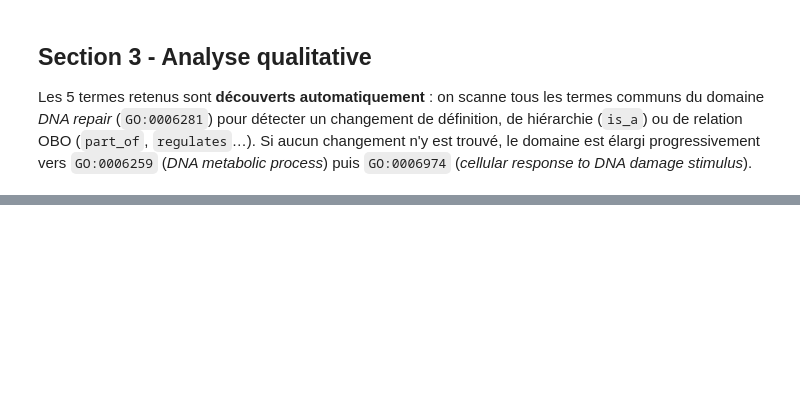
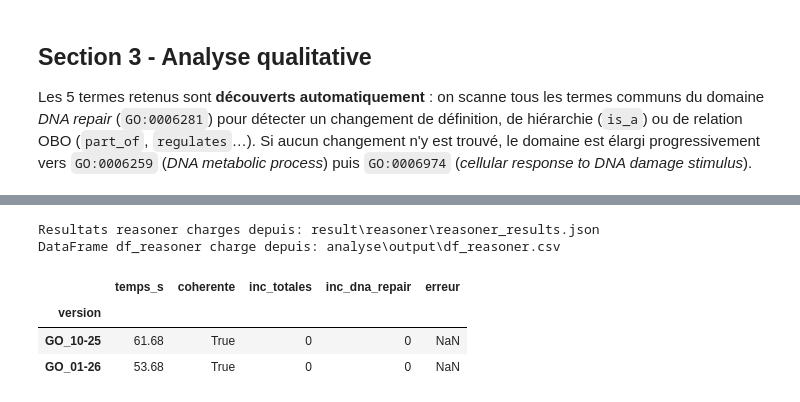
Before and after one commit to WebSemantic-Projet-n-1/projet2_medical_ontology, a Jupyter notebook: analyse/analyse.ipynb, the cells around one changed output, grey strips where cells are left out. Saved outputs shown, nothing was run; the diff lists cells and outputs as text; code cells hidden in the pictures; blank space fills up the shorter version.

```diff
--- a/analyse/analyse.ipynb
+++ b/analyse/analyse.ipynb
@@ -610,0 +454,64 @@ df_reasoner
+# %%
+import json
+from pathlib import Path
+
+# Mettre a True uniquement quand tu veux relancer HermiT (long)
+RECOMPUTE_REASONER = False
+
+results_cache_candidates = [
+    Path("analyse/output/reasoner_results.json"),
+    Path("output/reasoner_results.json"),
+    Path("analyse/result/reasoner/reasoner_results.json"),
+    Path("result/reasoner/reasoner_results.json"),
+]
+results_cache_path = next((p for p in results_cache_candidates if p.exists()), results_cache_candidates[0])
+
+df_cache_candidates = [
+    Path("analyse/output/df_reasoner.csv"),
+    Path("output/df_reasoner.csv"),
+    Path("analyse/result/reasoner/df_reasoner.csv"),
+    Path("result/reasoner/df_reasoner.csv"),
+]
+df_cache_path = next((p for p in df_cache_candidates if p.exists()), df_cache_candidates[0])
+
+if RECOMPUTE_REASONER or not results_cache_path.exists():
+    results = run_reasoner_for_notebook(prefer_docker=True)
+    results_cache_path.parent.mkdir(parents=True, exist_ok=True)
+    with results_cache_path.open("w", encoding="utf-8") as f:
+        json.dump(results, f, ensure_ascii=False, indent=2)
+    print(f"Reasoner recalcule et sauvegarde dans: {results_cache_path}")
+else:
+    with results_cache_path.open("r", encoding="utf-8") as f:
+        results = json.load(f)
+    print(f"Resultats reasoner charges depuis: {results_cache_path}")
+
+if (not RECOMPUTE_REASONER) and df_cache_path.exists():
+    df_reasoner = pd.read_csv(df_cache_path, index_col="version")
+    print(f"DataFrame df_reasoner charge depuis: {df_cache_path}")
+else:
+    reasoner_rows = []
+    for version in results["versions"]:
+        label_short = "GO_10-25" if "10-25" in version["label"] else "GO_01-26"
+        r = version["reasoners"][0]
+        reasoner_rows.append({
+            "version": label_short,
+            "temps_s": r["elapsed_seconds"],
+            "coherente": r["ontology_consistent"],
+            "inc_totales": len(r["inconsistent_classes_total"]),
+            "inc_dna_repair": len(r["inconsistent_classes_dna_repair"]),
+            "erreur": r["error"] or "",
+        })
+
+    df_reasoner = pd.DataFrame(reasoner_rows).set_index("version")
+    df_cache_path.parent.mkdir(parents=True, exist_ok=True)
+    df_reasoner.to_csv(df_cache_path, encoding="utf-8")
+    print(f"DataFrame df_reasoner sauvegarde dans: {df_cache_path}")
+
+df_reasoner
+# %% [output]
+Resultats reasoner charges depuis: result\reasoner\reasoner_results.json
+DataFrame df_reasoner charge depuis: analyse\output\df_reasoner.csv
+|  | temps_s | coherente | inc_totales | inc_dna_repair | erreur |
+| version |  |  |  |  |  |
+| GO_10-25 | 61.68 | True | 0 | 0 | NaN |
+| GO_01-26 | 53.68 | True | 0 | 0 | NaN |
```
Also changed, not shown: parts of 15 cells of this notebook, 5 other files.
